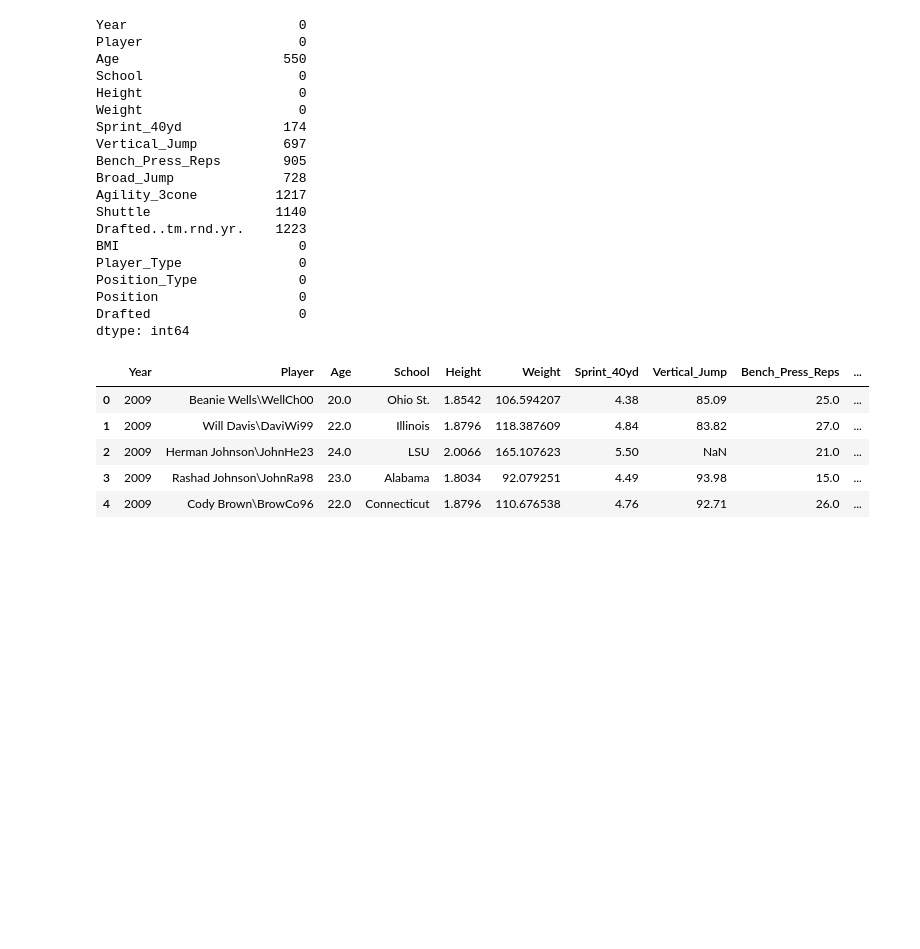
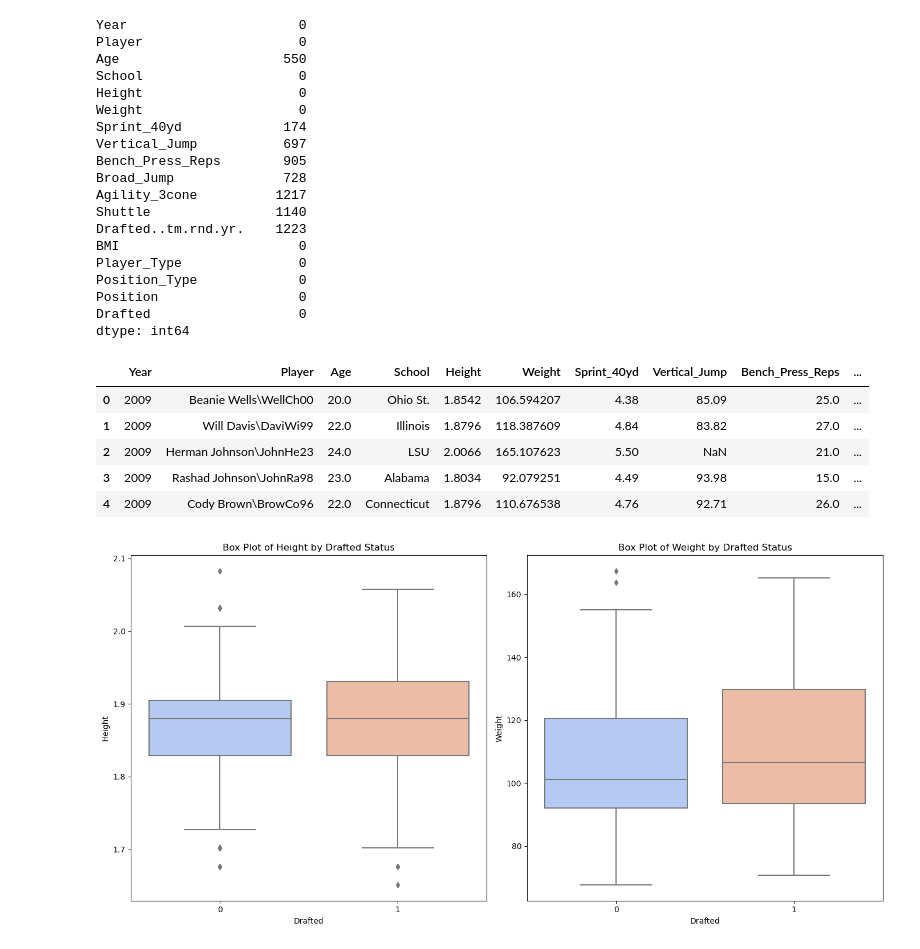
Before and after one commit to seemavora/UCB_MIDS_207_Final_Project, a Jupyter notebook: NFL_drafting_prediction.ipynb, the cells around one changed output. Drawn from its saved outputs; the diff is of its cells as text; code cells hidden in the pictures; blank space fills up the shorter version.

```diff
--- a/NFL_drafting_prediction.ipynb
+++ b/NFL_drafting_prediction.ipynb
@@ -80,3 +83,18 @@ data.head()
 | 2 | 2009 | Herman Johnson\JohnHe23 | 24.0 | LSU | 2.0066 | 165.107623 | 5.50 | NaN | 21.0 | ... |
 | 3 | 2009 | Rashad Johnson\JohnRa98 | 23.0 | Alabama | 1.8034 | 92.079251 | 4.49 | 93.98 | 15.0 | ... |
 | 4 | 2009 | Cody Brown\BrowCo96 | 22.0 | Connecticut | 1.8796 | 110.676538 | 4.76 | 92.71 | 26.0 | ... |
+# %%
+plt.figure(figsize=(14, 7))
+
+plt.subplot(1, 2, 1)
+sns.boxplot(x='Drafted', y='Height', data=data, palette='coolwarm')
+plt.title('Box Plot of Height by Drafted Status')
+
+plt.subplot(1, 2, 2)
+sns.boxplot(x='Drafted', y='Weight', data=data, palette='coolwarm')
+plt.title('Box Plot of Weight by Drafted Status')
+
+plt.tight_layout()
+plt.show()
+# %% [output]
+[figure, added]
```
Also changed, not shown: parts of 11 cells of this notebook.
